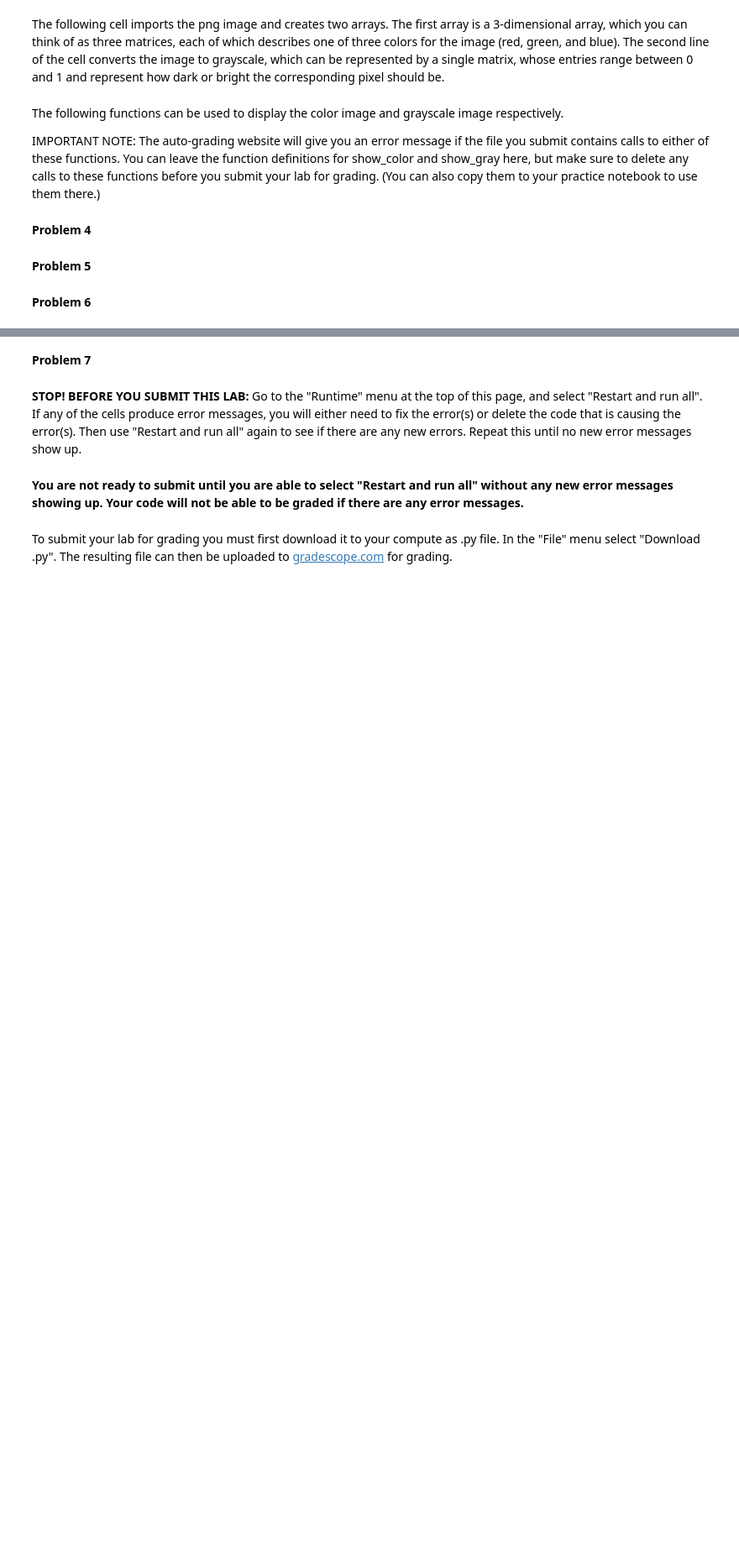
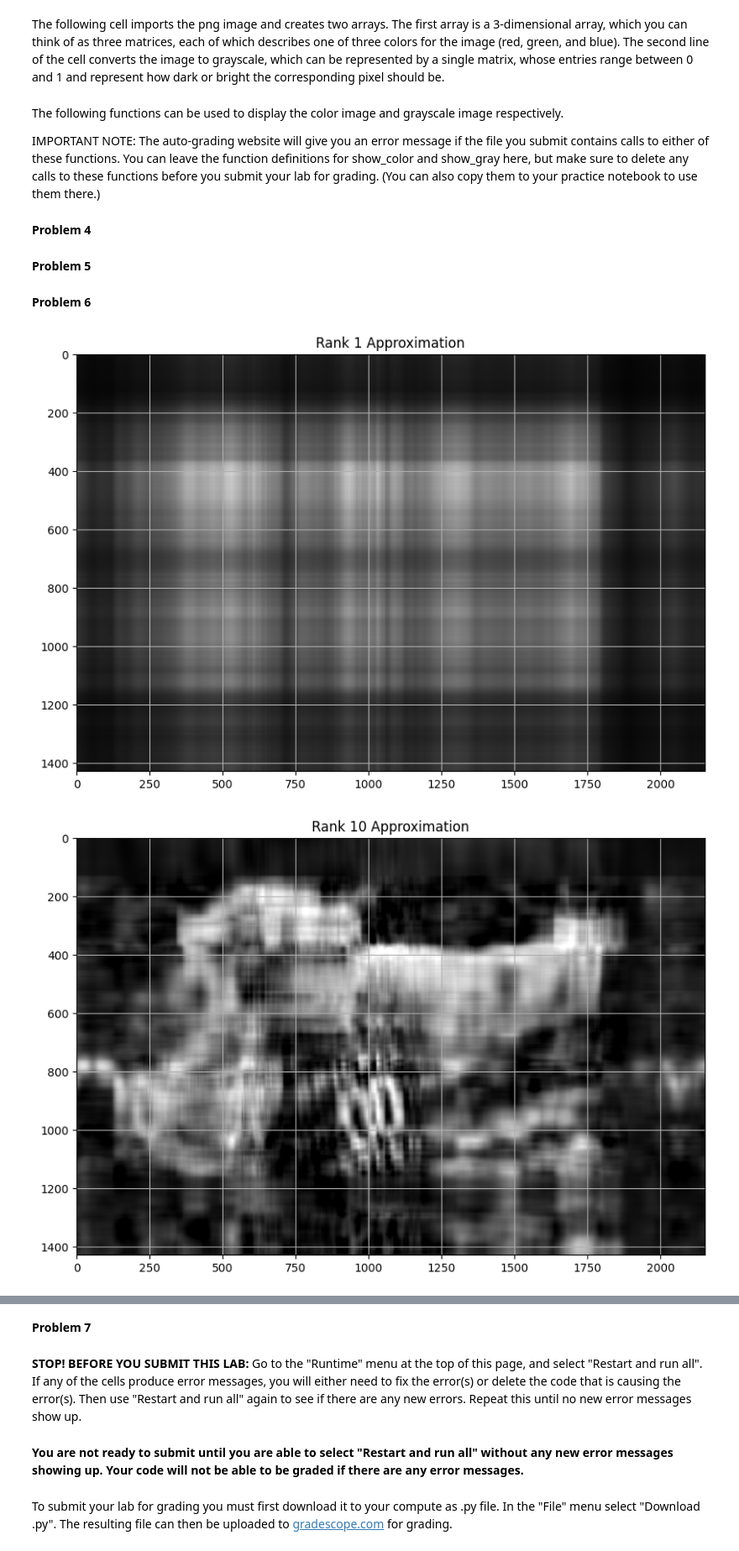
Before and after one commit to sammothxc/math215-w24, a Jupyter notebook: labs/SVD_and_image_compression.ipynb, the cells around one changed output, grey strips where cells are left out. Shown at 84% size. Cells and saved outputs as stored; diff of their text form; code cells hidden in the pictures; blank space fills up the shorter version.

```diff
--- a/labs/SVD_and_image_compression.ipynb
+++ b/labs/SVD_and_image_compression.ipynb
@@ -40,8 +40,10 @@ import matplotlib.pyplot as plt
 # This function accepts integers m and n, and an array of singular values s and returns the Sigma matrix.
 
 def sigma(m,n,s):
-  # Put your code here.
-  return # Put your return value here.
+  x = np.zeros((m,n))
+  for i in range(len(s)):
+    x[i,i] = s[i]
+  return x
 # %% [markdown]
 **Problem 2**
 # %%
@@ -56,8 +58,12 @@ def reconstructed_array(u,s,v_t):
 # This function accepts an array A and an integer k, and returns a rank k approximation of A as computed by an SVD.
 
 def lower_rank(A,k):
-  # Put your code here.
-  return # Put your return value here.
+  u,s,v_t = np.linalg.svd(A)
+  u_k = u[:,:k]
+  s_k = sigma(len(u[0,:]),len(v_t[:,0]),s)[:k,:k]
+  v_k = v_t[:k,:]
+  A_k = u_k@s_k@v_k
+  return A_k
 # %% [markdown]
 **Downloading image data**
 # %% [markdown]
@@ -110,0 +113,29 @@ min_rank=0
+# %%
+# Save the value you obtain in Problem 6 as the variable min_rank.
+
+# List of k values to consider
+k_values = [1, 10, 25, 50, 75, 100, 200, 300, 400]
+
+# Dictionary to store the mean squared error for each k
+mse_dict = {}
+
+# Compute and display rank k approximations
+for k in k_values:
+    # Compute rank k approximation
+    gray_approximation = lower_rank(gray_array, k)
+
+    # Display the approximation
+    show_gray(gray_approximation)
+    plt.title(f"Rank {k} Approximation")
+    plt.show()
+
+    # Compute mean squared error between original and approximation
+    mse = np.mean((gray_array - gray_approximation) ** 2)
+    mse_dict[k] = mse
+
+# Find the smallest value of k with acceptable quality
+acceptable_mse = 0.01 * mse_dict[1]  # Define acceptable MSE threshold
+min_rank = min(k for k, mse in mse_dict.items() if mse <= acceptable_mse)
+# %% [output]
+[figure, added]
+[figure, added]
```
Also changed, not shown: parts of 5 cells of this notebook.
